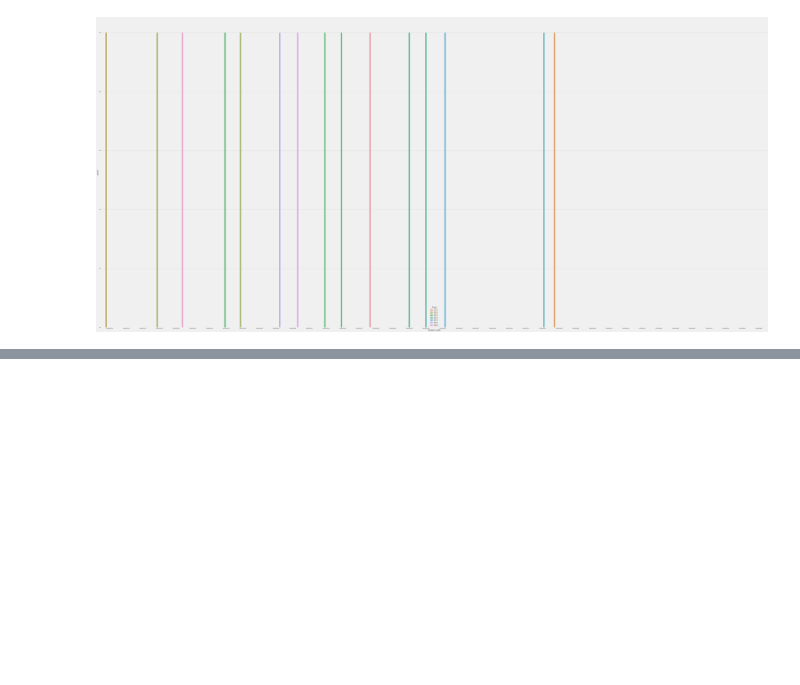
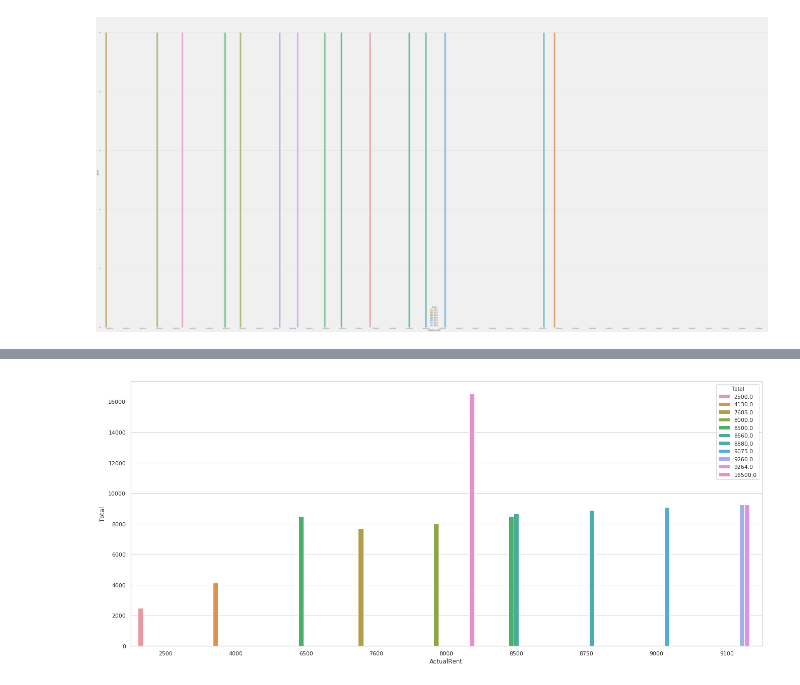
Before and after one commit to nerdyk3/placio_financial, a Jupyter notebook: month_report_notebook.ipynb, the cells around one changed output, grey strips where cells are left out. Cells and saved outputs as stored; diff of their text form; code cells hidden in the pictures; blank space fills up the shorter version.

```diff
--- a/month_report_notebook.ipynb
+++ b/month_report_notebook.ipynb
@@ -136,0 +139,8 @@ mlt.show()
+# %%
+mlt.subplots(figsize=(20,9))
+sns.set(style="whitegrid")
+sns.barplot(x=n["ActualRent"], y=n["Total"], hue=n["Total"],data=n)
+#mlt.savefig('PF009_may.png')
+mlt.show()
+# %% [output]
+[figure, added]
```
Also changed, not shown: parts of 3 cells of this notebook, 6 other files.
